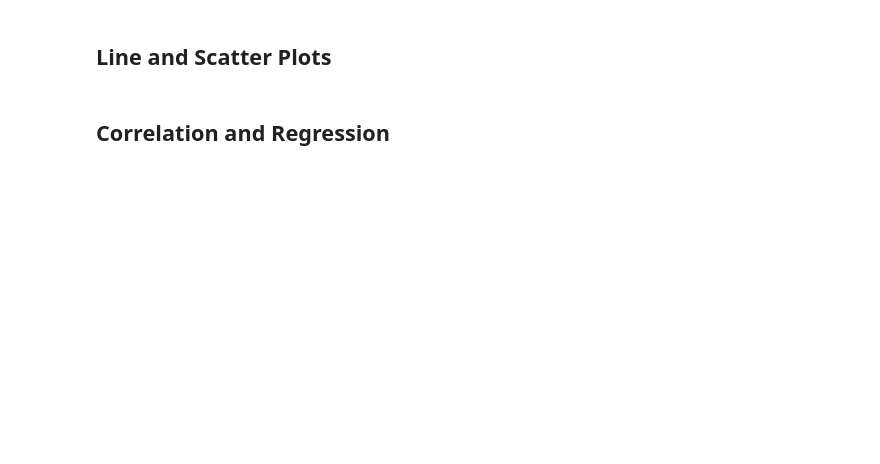
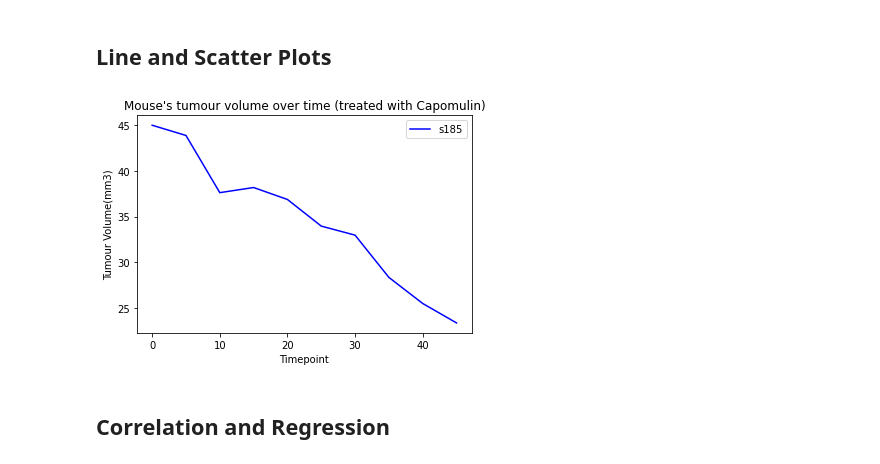
Before and after one commit to jeremychiaa/matplotlib-challenge, a Jupyter notebook: pymaceuticals_starter.ipynb, the cells around one changed output. Saved outputs shown, nothing was run; the diff lists cells and outputs as text; code cells hidden in the pictures; blank space fills up the shorter version.

```diff
--- a/pymaceuticals_starter.ipynb
+++ b/pymaceuticals_starter.ipynb
@@ -326,3 +324,31 @@ plt.show()
+# %%
+# Generate a line plot of time point versus tumor volume for a mouse treated with Capomulin
+# Set index to Drug Regimen for easy referencing of rows
+capomulin_mice = combined_data.set_index(["Drug Regimen"])
+
+# Filter rows to only include mice treated with capomulin
+capomulin_mice = capomulin_mice.loc["Capomulin"]
+
+# Retrieve columns of interest
+capomulin_mice = capomulin_mice[["Mouse ID", "Timepoint", "Tumor Volume (mm3)"]]
+
+# Retrieve one of the mice tested with Capomulin by their Mouse ID
+capomulin_mice_s185 = capomulin_mice.loc[capomulin_mice["Mouse ID"] == "s185"]
+
+timepoint = capomulin_mice_s185["Timepoint"]
+tumour_volume = capomulin_mice_s185["Tumor Volume (mm3)"]
+
+# Plot the line chart
+line_chart, = plt.plot(timepoint, tumour_volume, color="blue", label="s185")
+plt.title("Mouse's tumour volume over time (treated with Capomulin)")
+plt.xlabel("Timepoint")
+plt.ylabel("Tumour Volume(mm3)")
+plt.legend(handles=[line_chart], loc="best")
+
+# Show the chart
+plt.show()
+# %% [output]
+[figure, added]
 # %%
 # Generate a scatter plot of mouse weight versus average tumor volume for the Capomulin regimen
 # %% [markdown]
```
Also changed, not shown: parts of 3 cells of this notebook.
